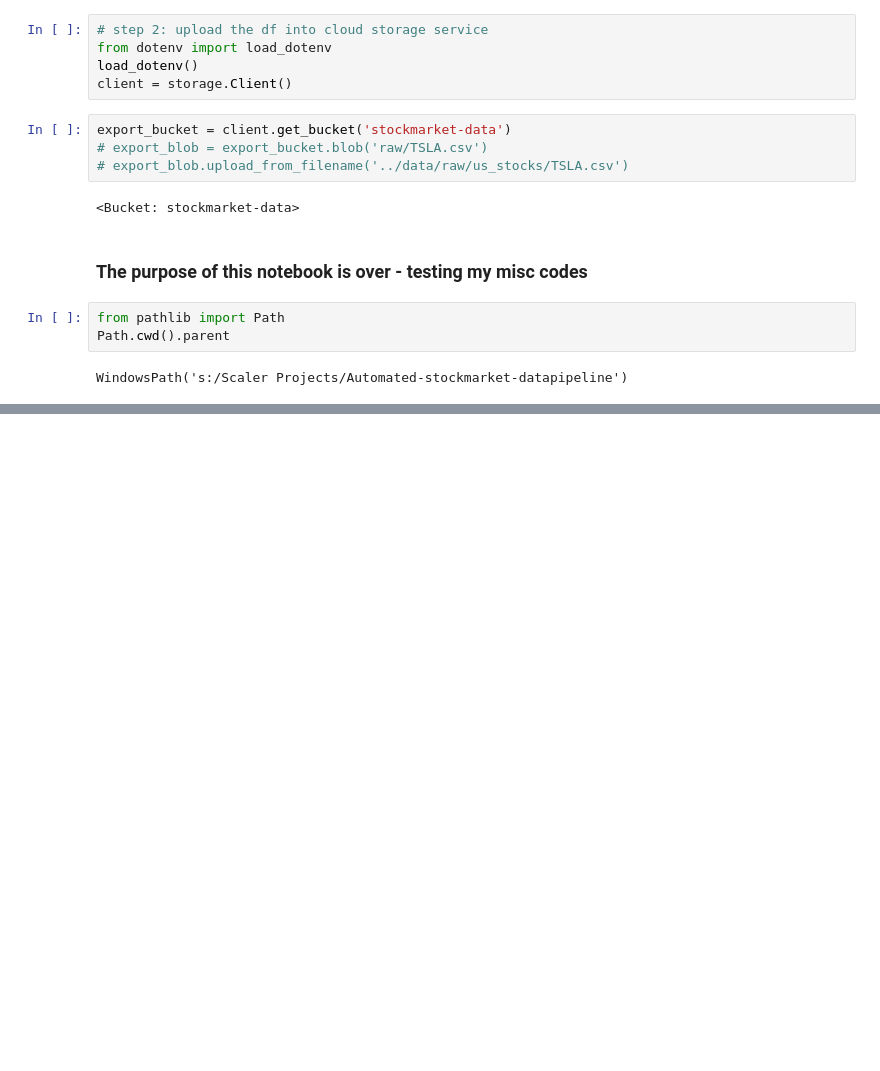
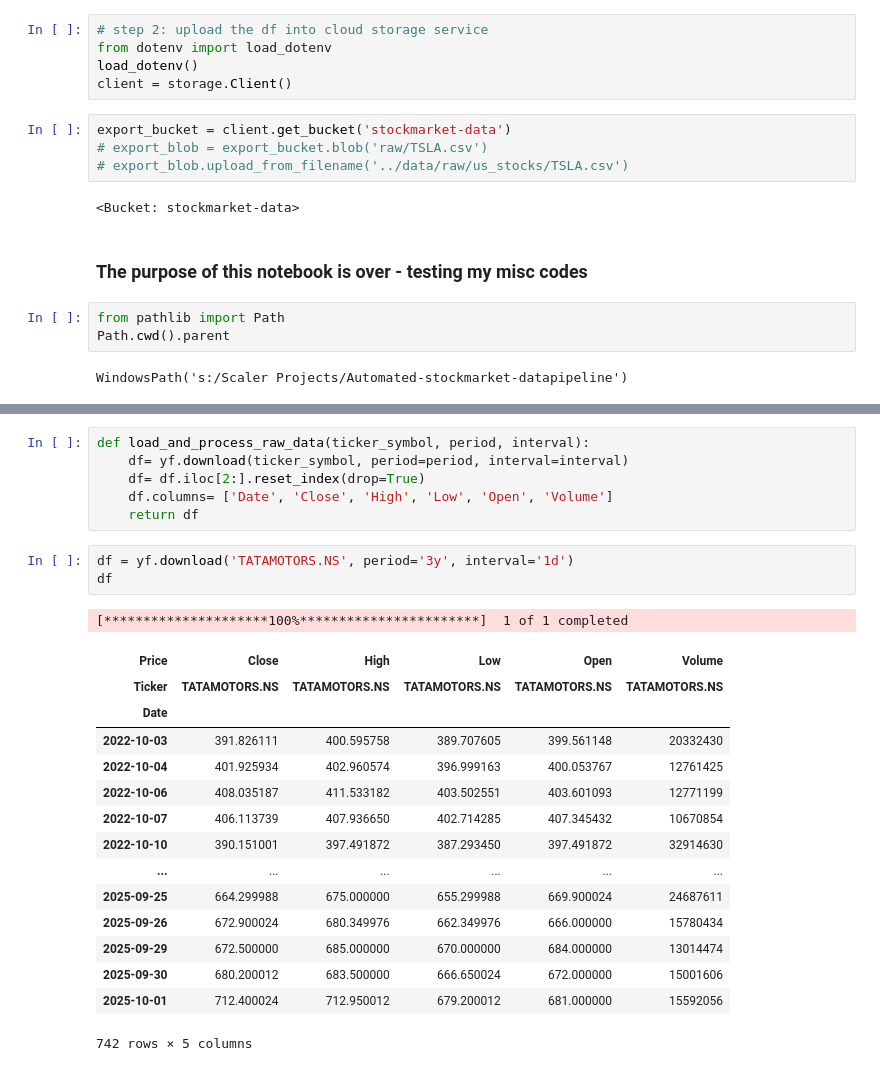
Before and after one commit to sayed-ashfaq/Automated-stockmarket-datapipeline, a Jupyter notebook: notebooks/data_collection.ipynb, the cells around one changed output, grey strips where cells are left out. Drawn from its saved outputs; the diff is of its cells as text; blank space fills up the shorter version.

```diff
--- a/notebooks/data_collection.ipynb
+++ b/notebooks/data_collection.ipynb
@@ -117,0 +182,26 @@ WindowsPath('s:/Scaler Projects/Automated-stockmarket-datapipeline')
+# %%
+def load_and_process_raw_data(ticker_symbol, period, interval):
+    df= yf.download(ticker_symbol, period=period, interval=interval)
+    df= df.iloc[2:].reset_index(drop=True)
+    df.columns= ['Date', 'Close', 'High', 'Low', 'Open', 'Volume']
+    return df
+# %%
+df = yf.download('TATAMOTORS.NS', period='3y', interval='1d')
+df
+# %% [output]
+[*********************100%***********************]  1 of 1 completed
+| Price | Close | High | Low | Open | Volume |
+| Ticker | TATAMOTORS.NS | TATAMOTORS.NS | TATAMOTORS.NS | TATAMOTORS.NS | TATAMOTORS.NS |
+| Date |  |  |  |  |  |
+| 2022-10-03 | 391.826111 | 400.595758 | 389.707605 | 399.561148 | 20332430 |
+| 2022-10-04 | 401.925934 | 402.960574 | 396.999163 | 400.053767 | 12761425 |
+| 2022-10-06 | 408.035187 | 411.533182 | 403.502551 | 403.601093 | 12771199 |
+| 2022-10-07 | 406.113739 | 407.936650 | 402.714285 | 407.345432 | 10670854 |
+| 2022-10-10 | 390.151001 | 397.491872 | 387.293450 | 397.491872 | 32914630 |
+| ... | ... | ... | ... | ... | ... |
+| 2025-09-25 | 664.299988 | 675.000000 | 655.299988 | 669.900024 | 24687611 |
+| 2025-09-26 | 672.900024 | 680.349976 | 662.349976 | 666.000000 | 15780434 |
+| 2025-09-29 | 672.500000 | 685.000000 | 670.000000 | 684.000000 | 13014474 |
+| 2025-09-30 | 680.200012 | 683.500000 | 666.650024 | 672.000000 | 15001606 |
+| 2025-10-01 | 712.400024 | 712.950012 | 679.200012 | 681.000000 | 15592056 |
+742 rows × 5 columns
```
Also changed, not shown: parts of 11 cells of this notebook.
